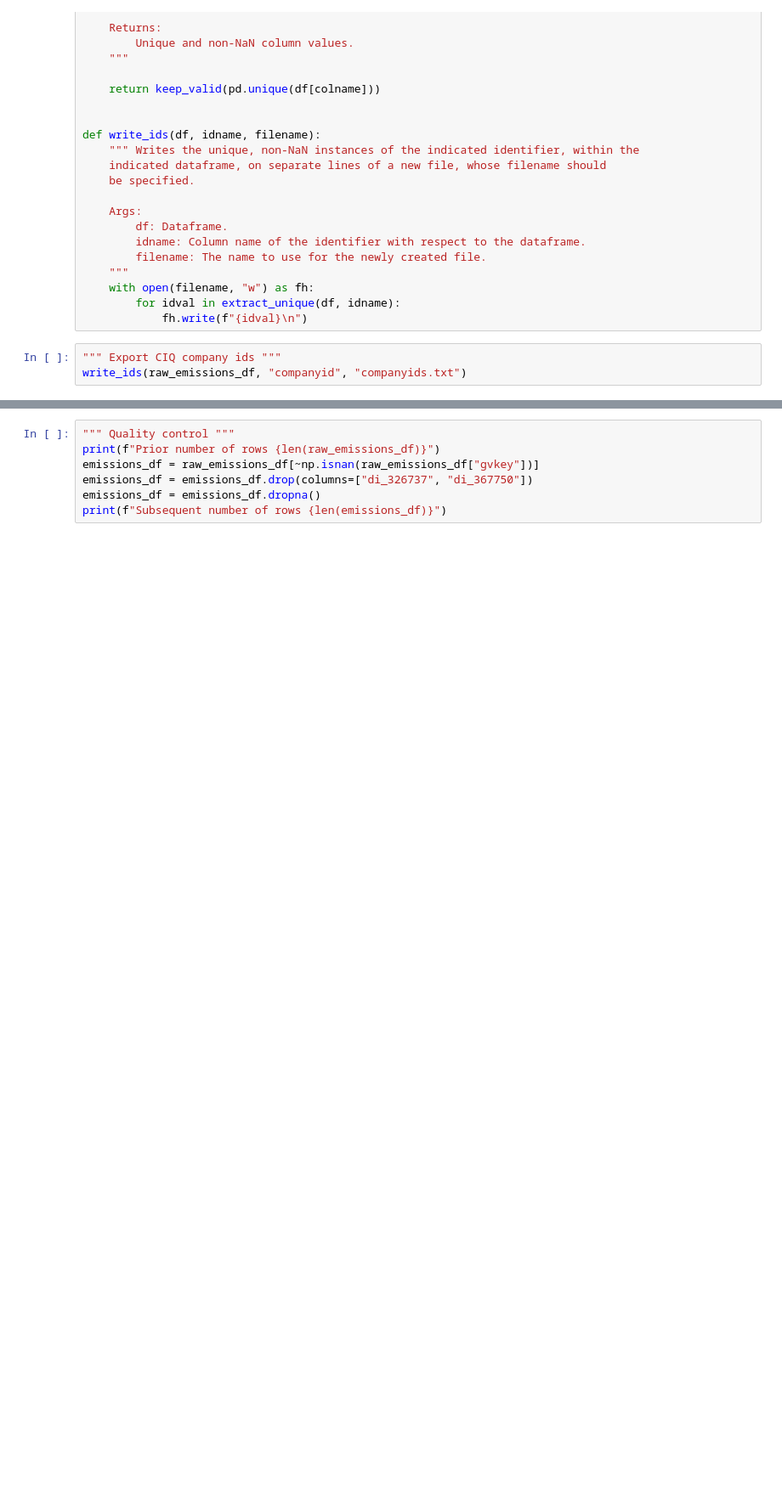
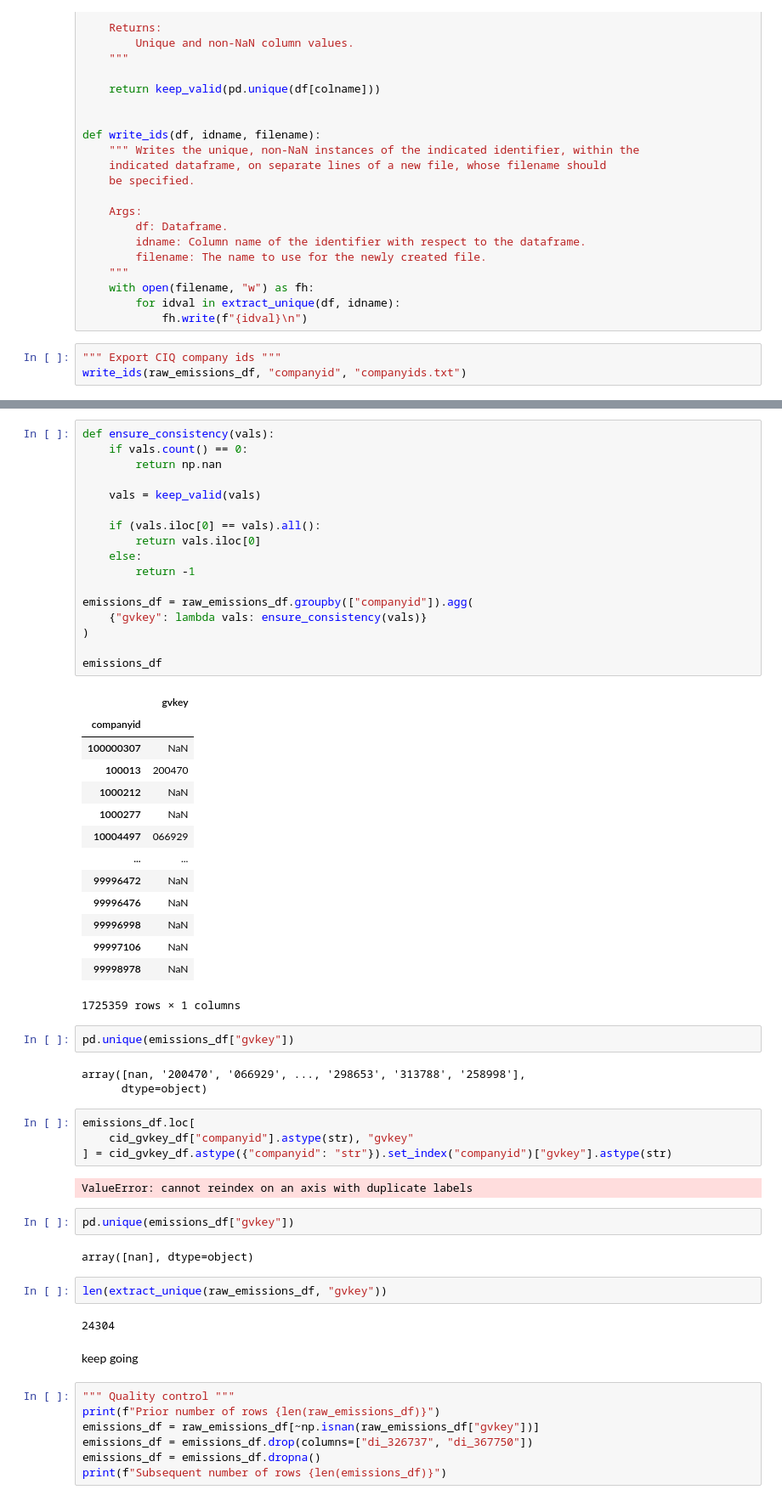
Before and after one commit to varunchodanker/MSc-Individual-Project, a Jupyter notebook: Phase1.ipynb, the cells around one changed output, grey strips where cells are left out. Shown: that part at 85% size. Drawn from its saved outputs; the diff is of its cells as text; blank space fills up the shorter version.

```diff
--- a/Phase1.ipynb
+++ b/Phase1.ipynb
@@ -89,3 +124,56 @@ write_ids(raw_emissions_df, "companyid", "companyids.txt")
+# %%
+def ensure_consistency(vals):
+    if vals.count() == 0:
+        return np.nan
+
+    vals = keep_valid(vals)
+
+    if (vals.iloc[0] == vals).all():
+        return vals.iloc[0]
+    else:
+        return -1
+
+emissions_df = raw_emissions_df.groupby(["companyid"]).agg(
+    {"gvkey": lambda vals: ensure_consistency(vals)}
+)
+
+emissions_df
+# %% [output]
+|  | gvkey |
+| companyid |  |
+| 100000307 | NaN |
+| 100013 | 200470 |
+| 1000212 | NaN |
+| 1000277 | NaN |
+| 10004497 | 066929 |
+| ... | ... |
+| 99996472 | NaN |
+| 99996476 | NaN |
+| 99996998 | NaN |
+| 99997106 | NaN |
+| 99998978 | NaN |
+1725359 rows × 1 columns
+# %%
+pd.unique(emissions_df["gvkey"])
+# %% [output]
+array([nan, '200470', '066929', ..., '298653', '313788', '258998'],
+      dtype=object)
+# %%
+emissions_df.loc[
+    cid_gvkey_df["companyid"].astype(str), "gvkey"
+] = cid_gvkey_df.astype({"companyid": "str"}).set_index("companyid")["gvkey"].astype(str)
+# %% [output]
+ValueError: cannot reindex on an axis with duplicate labels
+# %%
+pd.unique(emissions_df["gvkey"])
+# %% [output]
+array([nan], dtype=object)
+# %%
+len(extract_unique(raw_emissions_df, "gvkey"))
+# %% [output]
+24304
+# %% [markdown]
+keep going
 # %%
 """ Quality control """
 print(f"Prior number of rows {len(raw_emissions_df)}")
```
Also changed, not shown: parts of 4 cells of this notebook.
